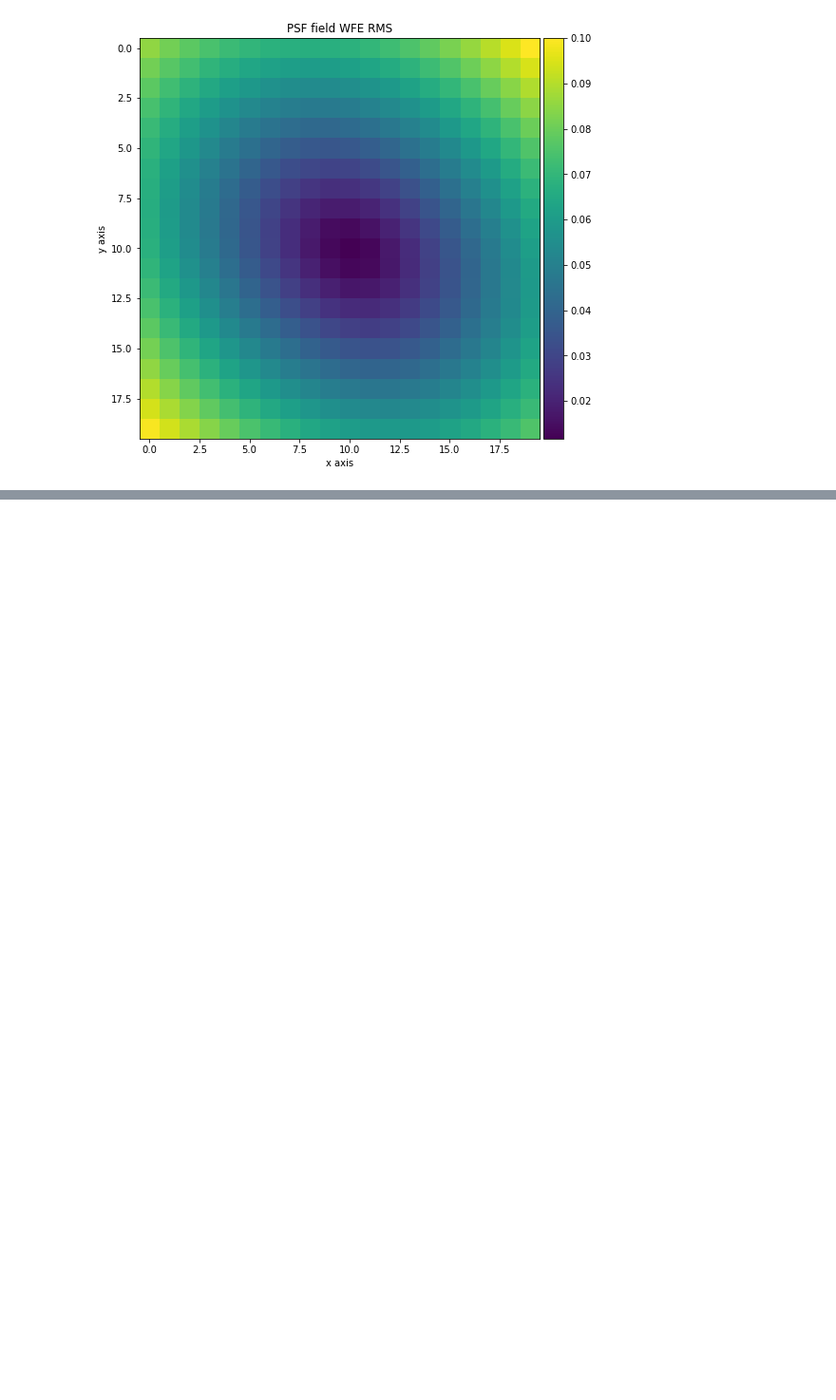
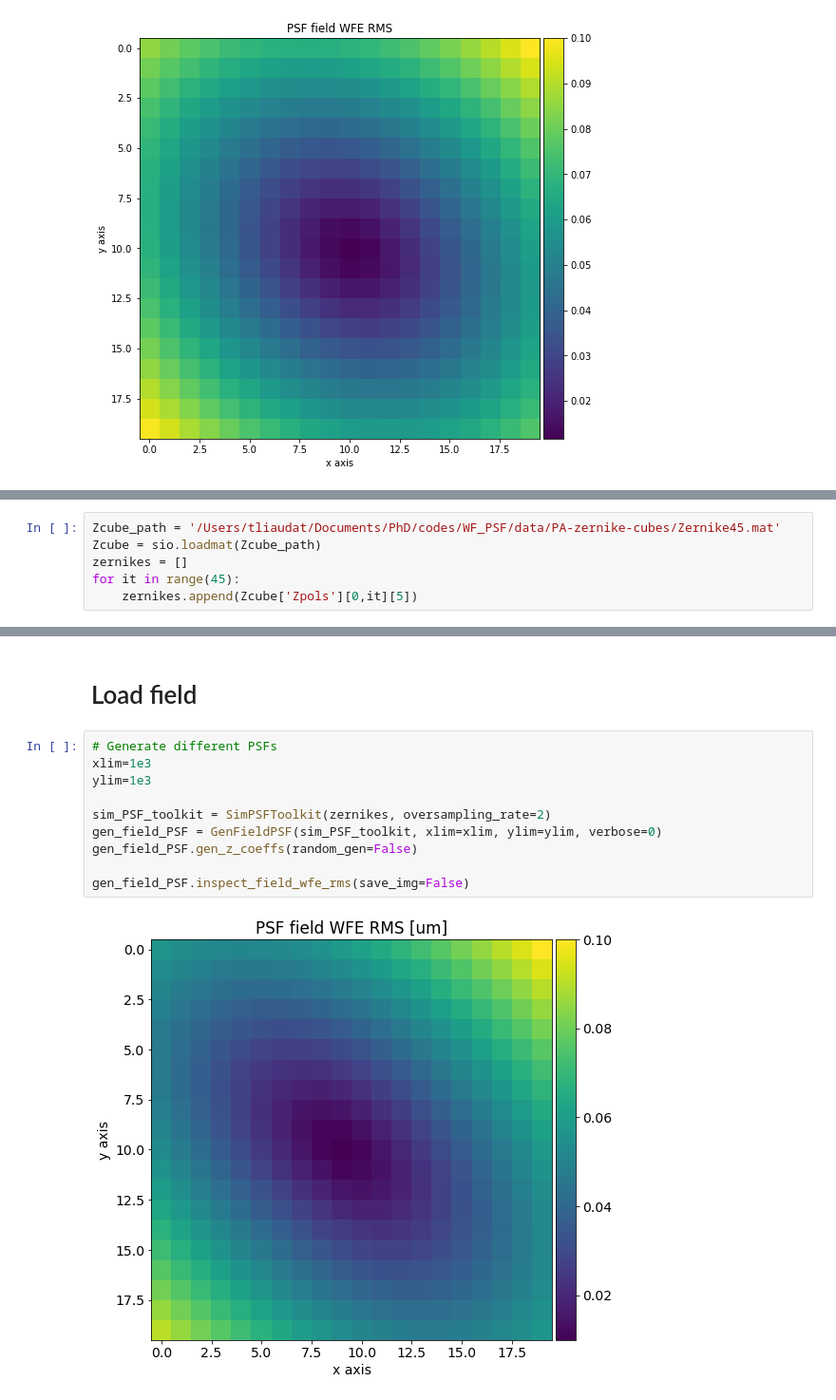
Before and after one commit to CosmoStat/wf-psf, a Jupyter notebook: psf-generation/notebooks/DEF-PSF-field.ipynb, the cells around one changed output, grey strips where cells are left out. Shown at 95% size. Saved outputs shown, nothing was run; the diff lists cells and outputs as text; blank space fills up the shorter version.

```diff
--- a/psf-generation/notebooks/DEF-PSF-field.ipynb
+++ b/psf-generation/notebooks/DEF-PSF-field.ipynb
@@ -1047,0 +1073,6 @@ plt.show()
+# %%
+Zcube_path = '/Users/tliaudat/Documents/PhD/codes/WF_PSF/data/PA-zernike-cubes/Zernike45.mat'
+Zcube = sio.loadmat(Zcube_path)
+zernikes = []
+for it in range(45):
+    zernikes.append(Zcube['Zpols'][0,it][5])
@@ -1047,0 +1140,14 @@ plt.show()
+# %% [markdown]
+# Load field
+# %%
+# Generate different PSFs
+xlim=1e3
+ylim=1e3
+
+sim_PSF_toolkit = SimPSFToolkit(zernikes, oversampling_rate=2)
+gen_field_PSF = GenFieldPSF(sim_PSF_toolkit, xlim=xlim, ylim=ylim, verbose=0)
+gen_field_PSF.gen_z_coeffs(random_gen=False)
+
+gen_field_PSF.inspect_field_wfe_rms(save_img=False)
+# %% [output]
+[figure, added]
```
Also changed, not shown: parts of 22 cells of this notebook.
